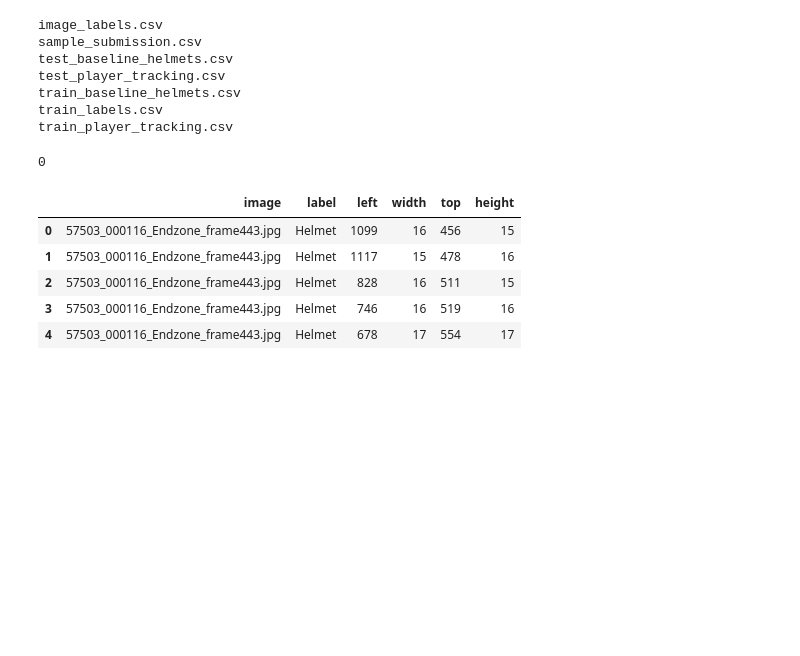
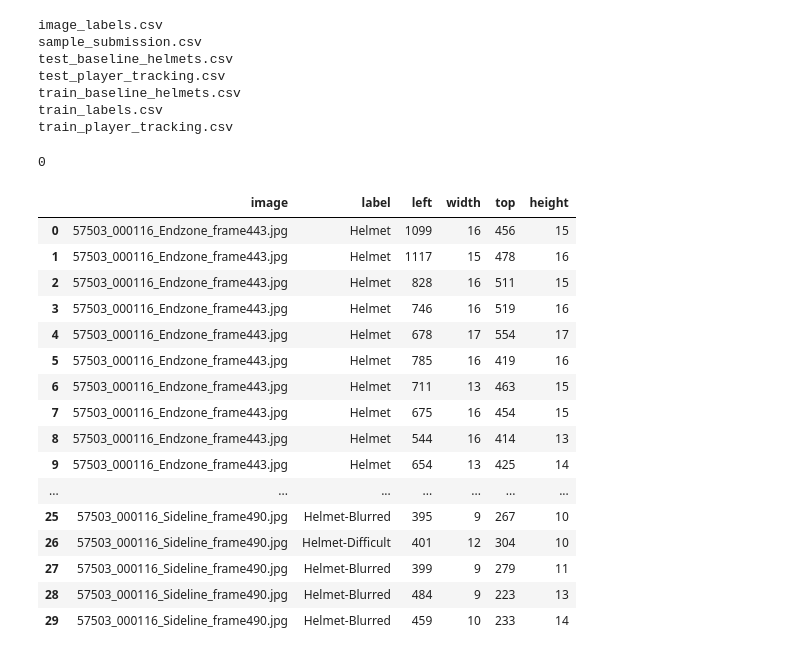
Before and after one commit to Yuri-MRQ/nfl_helmet_assignment, a Jupyter notebook: notebooks/exploring-data.ipynb, the cells around one changed output. Saved outputs shown, nothing was run; the diff lists cells and outputs as text; code cells hidden in the pictures; blank space fills up the shorter version.

```diff
--- a/notebooks/exploring-data.ipynb
+++ b/notebooks/exploring-data.ipynb
@@ -18,12 +22,23 @@ train_player_tracking.csv
 # %%
 image_labels = pd.read_csv('../files/image_labels.csv')
 # %%
-image_labels.head()
+image_labels.head(30)
 # %% [output]
 |  | image | label | left | width | top | height |
 | 0 | 57503_000116_Endzone_frame443.jpg | Helmet | 1099 | 16 | 456 | 15 |
 | 1 | 57503_000116_Endzone_frame443.jpg | Helmet | 1117 | 15 | 478 | 16 |
 | 2 | 57503_000116_Endzone_frame443.jpg | Helmet | 828 | 16 | 511 | 15 |
 | 3 | 57503_000116_Endzone_frame443.jpg | Helmet | 746 | 16 | 519 | 16 |
 | 4 | 57503_000116_Endzone_frame443.jpg | Helmet | 678 | 17 | 554 | 17 |
+| 5 | 57503_000116_Endzone_frame443.jpg | Helmet | 785 | 16 | 419 | 16 |
+| 6 | 57503_000116_Endzone_frame443.jpg | Helmet | 711 | 13 | 463 | 15 |
+| 7 | 57503_000116_Endzone_frame443.jpg | Helmet | 675 | 16 | 454 | 15 |
+| 8 | 57503_000116_Endzone_frame443.jpg | Helmet | 544 | 16 | 414 | 13 |
+| 9 | 57503_000116_Endzone_frame443.jpg | Helmet | 654 | 13 | 425 | 14 |
+| ... | ... | ... | ... | ... | ... | ... |
+| 25 | 57503_000116_Sideline_frame490.jpg | Helmet-Blurred | 395 | 9 | 267 | 10 |
+| 26 | 57503_000116_Sideline_frame490.jpg | Helmet-Difficult | 401 | 12 | 304 | 10 |
+| 27 | 57503_000116_Sideline_frame490.jpg | Helmet-Blurred | 399 | 9 | 279 | 11 |
+| 28 | 57503_000116_Sideline_frame490.jpg | Helmet-Blurred | 484 | 9 | 223 | 13 |
+| 29 | 57503_000116_Sideline_frame490.jpg | Helmet-Blurred | 459 | 10 | 233 | 14 |
 # %%
```
Also changed, not shown: parts of 6 cells of this notebook.
